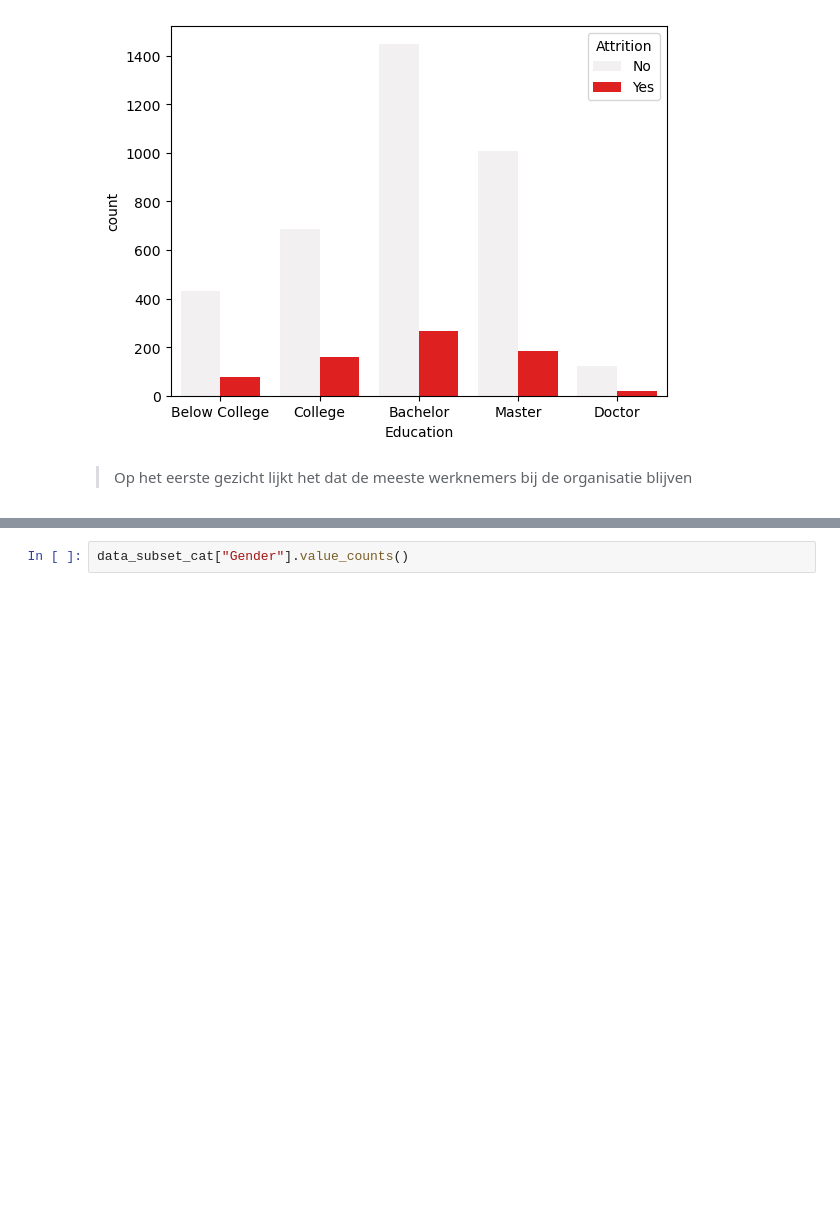
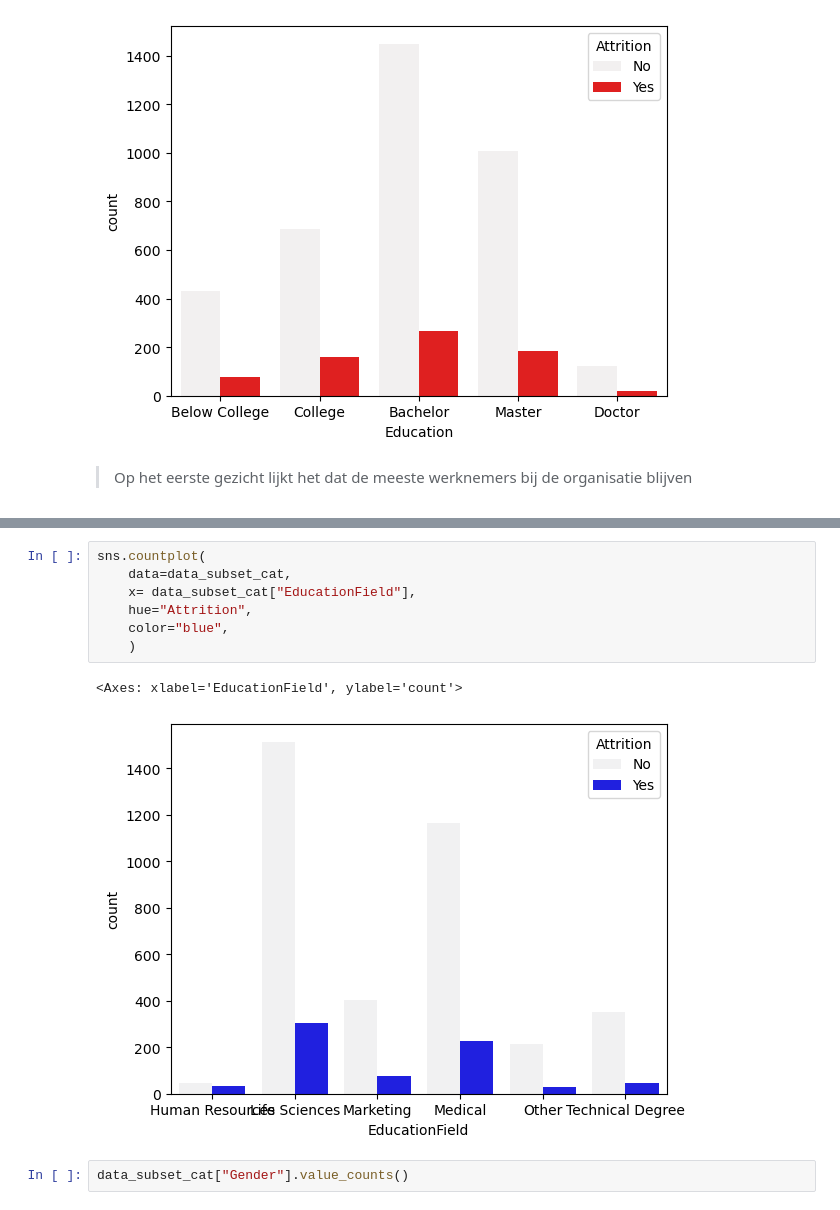
Before and after one commit to SevenNightsDarkCrow/Business_Analytics_I-HR, a Jupyter notebook: Notebooks/Onderzoek.ipynb, the cells around one changed output, grey strips where cells are left out. Cells and saved outputs as stored; diff of their text form; blank space fills up the shorter version.

```diff
--- a/Notebooks/Onderzoek.ipynb
+++ b/Notebooks/Onderzoek.ipynb
@@ -701,3 +712,13 @@ sns.countplot(
+# %%
+sns.countplot(
+    data=data_subset_cat,
+    x= data_subset_cat["EducationField"],
+    hue="Attrition",
+    color="blue",
+    )
+# %% [output]
+<Axes: xlabel='EducationField', ylabel='count'>
+[figure, added]
 # %%
 data_subset_cat["Gender"].value_counts()
 # %% [output]
```
Also changed, not shown: parts of 6 cells of this notebook.
